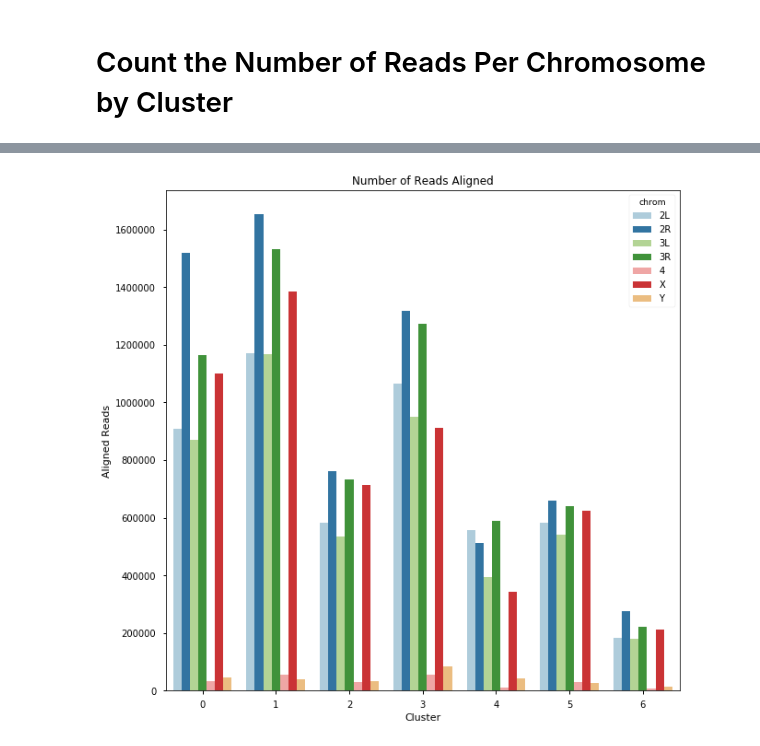
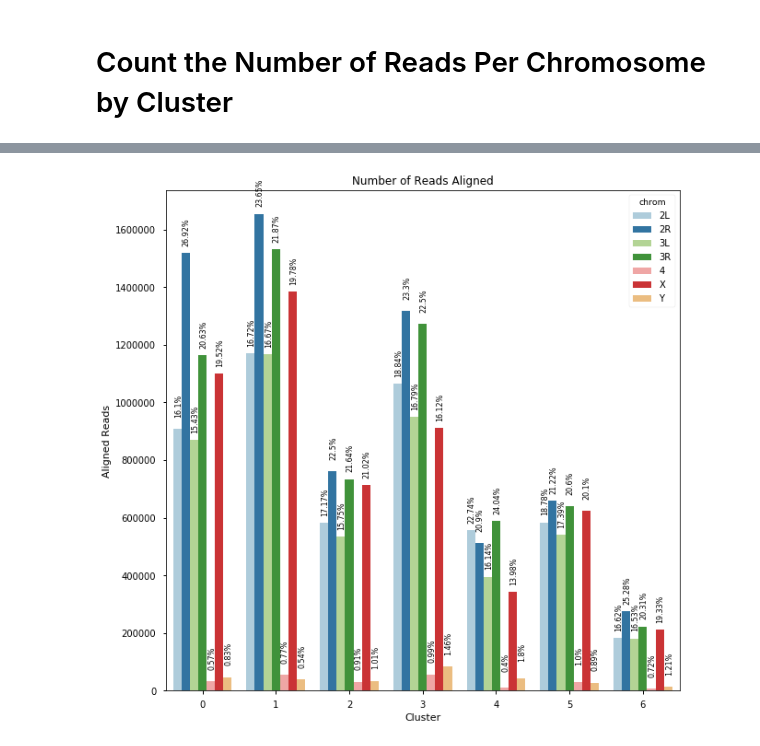
Before and after one commit to jfear/larval_gonad, a Jupyter notebook: notebook/2018-01-24_num_reads_per_chrom_by_cluster.ipynb, the cells around one changed output, grey strips where cells are left out. Drawn from its saved outputs; the diff is of its cells as text; code cells hidden in the pictures.

```diff
--- a/notebook/2018-01-24_num_reads_per_chrom_by_cluster.ipynb
+++ b/notebook/2018-01-24_num_reads_per_chrom_by_cluster.ipynb
@@ -101,8 +29,22 @@ melted.head()
+# %%
+mem_idx_stats_by_cluster = memory.cache(idx_stats_by_cluster)
+
+results = mem_idx_stats_by_cluster('../output/testis1/outs/possorted_genome_bam.bam',
+                                   '../output/testes_scRNAseq_pilot/clusters.tsv')
 # %%
+melted = results.reset_index().melt(id_vars='chrom')
+melted.columns = ['chrom', 'cluster', 'value']
+
+prop = round(results / results.sum() * 100, 2).reset_index().melt(id_vars='chrom')
+prop = prop.sort_values(['chrom', 'variable']).set_index(['chrom', 'variable'])['value'].values
+
 fig, ax = plt.subplots(1, 1, figsize=(10, 10))
 sns.barplot(x='cluster', y='value', hue='chrom', data=melted, ax=ax)
 ax.set_title('Number of Reads Aligned')
 ax.set_ylabel('Aligned Reads')
 ax.set_xlabel('Cluster');
+
+for i, j in zip(ax.patches, prop):
+    ax.text(i.get_x() + .07, i.get_height() + 100000, f'{j}%', ha='center', rotation='vertical', fontsize=8)
 # %% [output]
-[figure, old version]
+[figure, new version]
```
Also changed, not shown: parts of 11 cells of this notebook, 1 other file.
